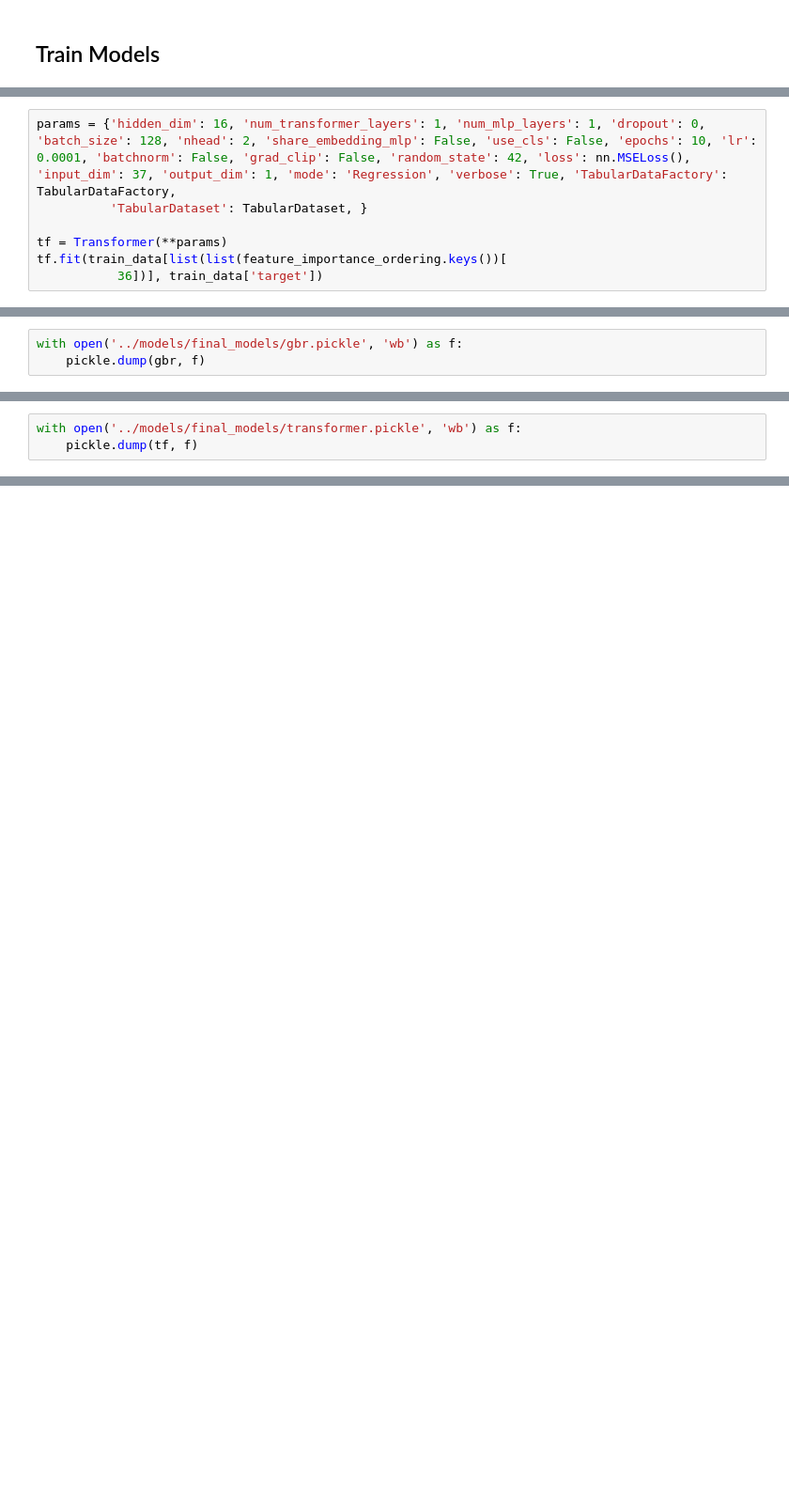
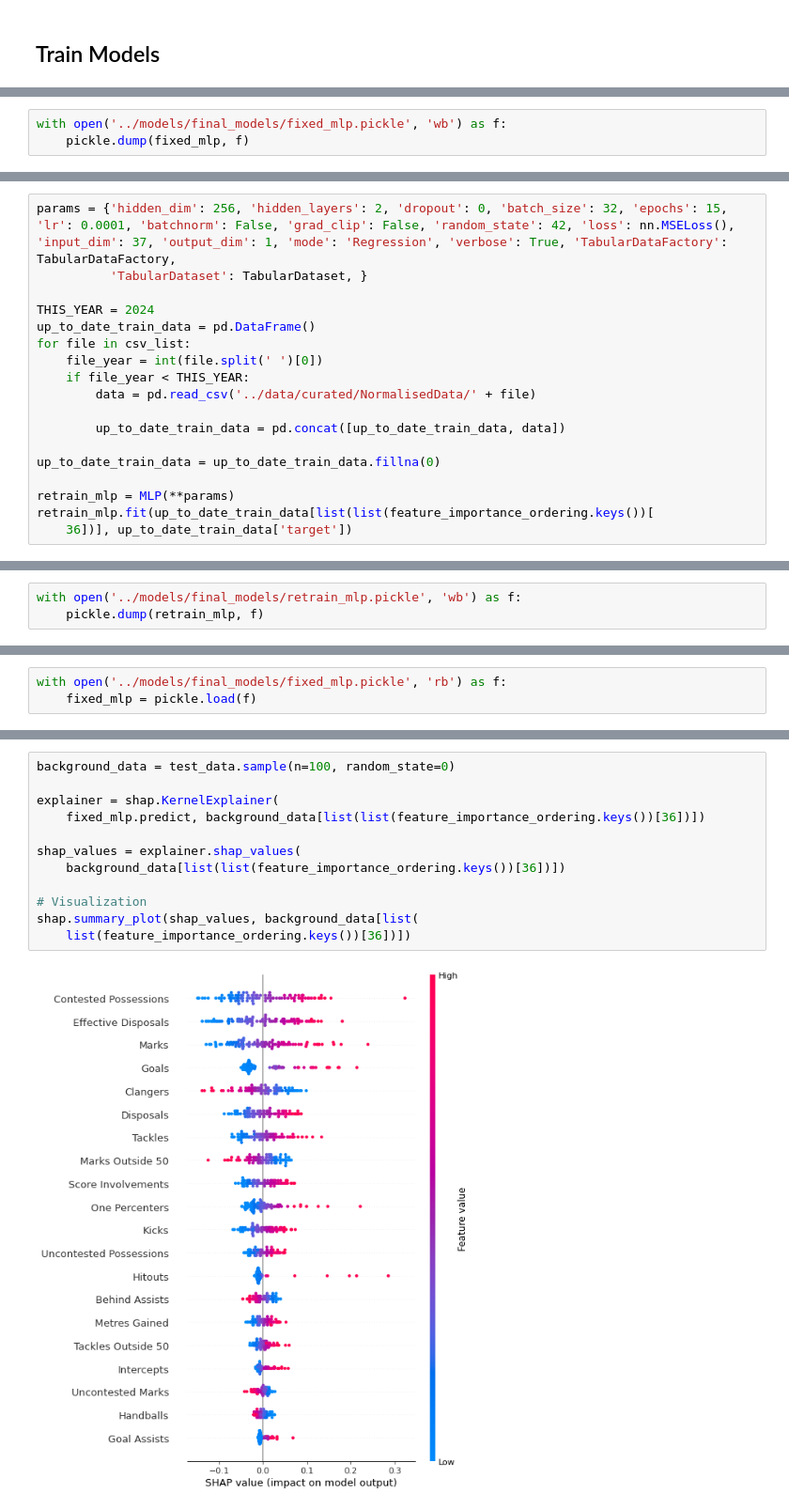
Before and after one commit to TGChenZP/AFLBrownlowPredictor2024, a Jupyter notebook: notebooks/7_BuildingFinalModel_ML.ipynb, the cells around one changed output, grey strips where cells are left out. Shown at 94% size. Cells and saved outputs as stored; diff of their text form; blank space fills up the shorter version.

```diff
--- a/notebooks/7_BuildingFinalModel_ML.ipynb
+++ b/notebooks/7_BuildingFinalModel_ML.ipynb
@@ -49,0 +498,3 @@ r2_score(val_data['target'], gbr_pred)
+# %%
+with open('../models/final_models/fixed_mlp.pickle', 'wb') as f:
+    pickle.dump(fixed_mlp, f)
@@ -50,7 +503,18 @@ r2_score(val_data['target'], gbr_pred)
 # %%
-params = {'hidden_dim': 16, 'num_transformer_layers': 1, 'num_mlp_layers': 1, 'dropout': 0, 'batch_size': 128, 'nhead': 2, 'share_embedding_mlp': False, 'use_cls': False, 'epochs': 10, 'lr': 0.0001, 'batchnorm': False, 'grad_clip': False, 'random_state': 42, 'loss': nn.MSELoss(), 'input_dim': 37, 'output_dim': 1, 'mode': 'Regression', 'verbose': True, 'TabularDataFactory': TabularDataFactory,
+params = {'hidden_dim': 256, 'hidden_layers': 2, 'dropout': 0, 'batch_size': 32, 'epochs': 15, 'lr': 0.0001, 'batchnorm': False, 'grad_clip': False, 'random_state': 42, 'loss': nn.MSELoss(), 'input_dim': 37, 'output_dim': 1, 'mode': 'Regression', 'verbose': True, 'TabularDataFactory': TabularDataFactory,
           'TabularDataset': TabularDataset, }
 
-tf = Transformer(**params)
-tf.fit(train_data[list(list(feature_importance_ordering.keys())[
-           36])], train_data['target'])
+THIS_YEAR = 2024
+up_to_date_train_data = pd.DataFrame()
+for file in csv_list:
+    file_year = int(file.split(' ')[0])
+    if file_year < THIS_YEAR:
+        data = pd.read_csv('../data/curated/NormalisedData/' + file)
+
+        up_to_date_train_data = pd.concat([up_to_date_train_data, data])
+
+up_to_date_train_data = up_to_date_train_data.fillna(0)
+
+retrain_mlp = MLP(**params)
+retrain_mlp.fit(up_to_date_train_data[list(list(feature_importance_ordering.keys())[
+    36])], up_to_date_train_data['target'])
@@ -80,3 +521,3 @@ r2_score(train_data['target'], mlp_pred)
 # %%
-with open('../models/final_models/gbr.pickle', 'wb') as f:
-    pickle.dump(gbr, f)
+with open('../models/final_models/retrain_mlp.pickle', 'wb') as f:
+    pickle.dump(retrain_mlp, f)
@@ -83,3 +526,3 @@ with open('../models/final_models/gbr.pickle', 'wb') as f:
 # %%
-with open('../models/final_models/transformer.pickle', 'wb') as f:
-    pickle.dump(tf, f)
+with open('../models/final_models/fixed_mlp.pickle', 'rb') as f:
+    fixed_mlp = pickle.load(f)
@@ -145,0 +529,14 @@ tally_list
+# %%
+background_data = test_data.sample(n=100, random_state=0)
+
+explainer = shap.KernelExplainer(
+    fixed_mlp.predict, background_data[list(list(feature_importance_ordering.keys())[36])])
+
+shap_values = explainer.shap_values(
+    background_data[list(list(feature_importance_ordering.keys())[36])])
+
+# Visualization
+shap.summary_plot(shap_values, background_data[list(
+    list(feature_importance_ordering.keys())[36])])
+# %% [output]
+[figure, added]
```
Also changed, not shown: parts of 34 cells of this notebook.
